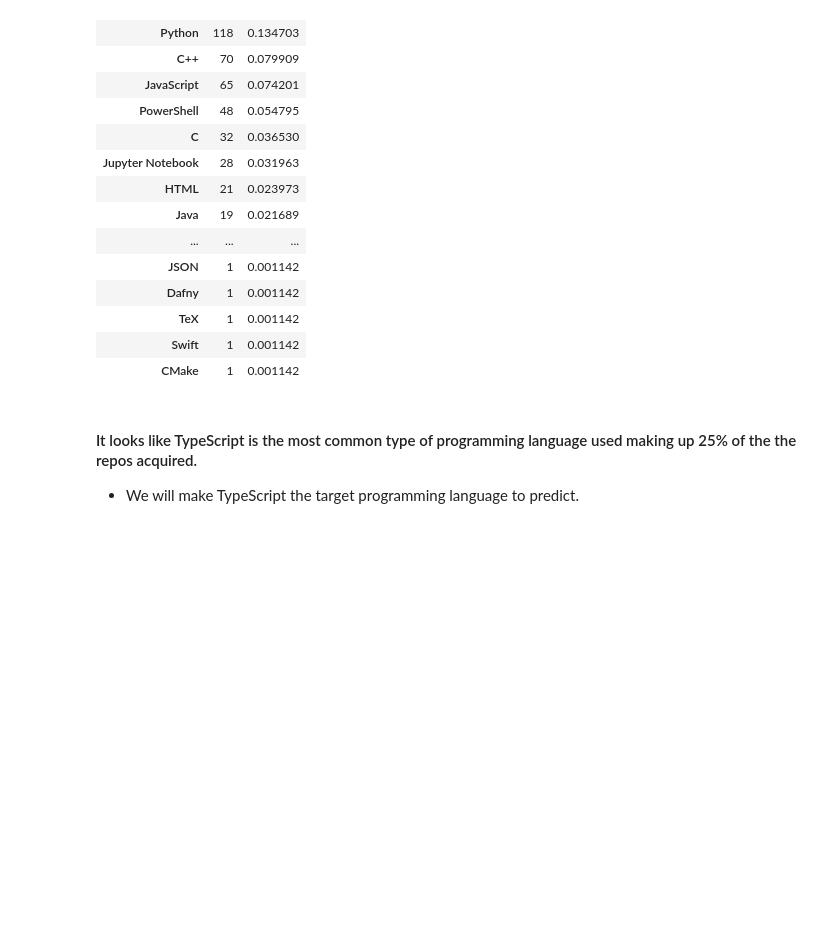
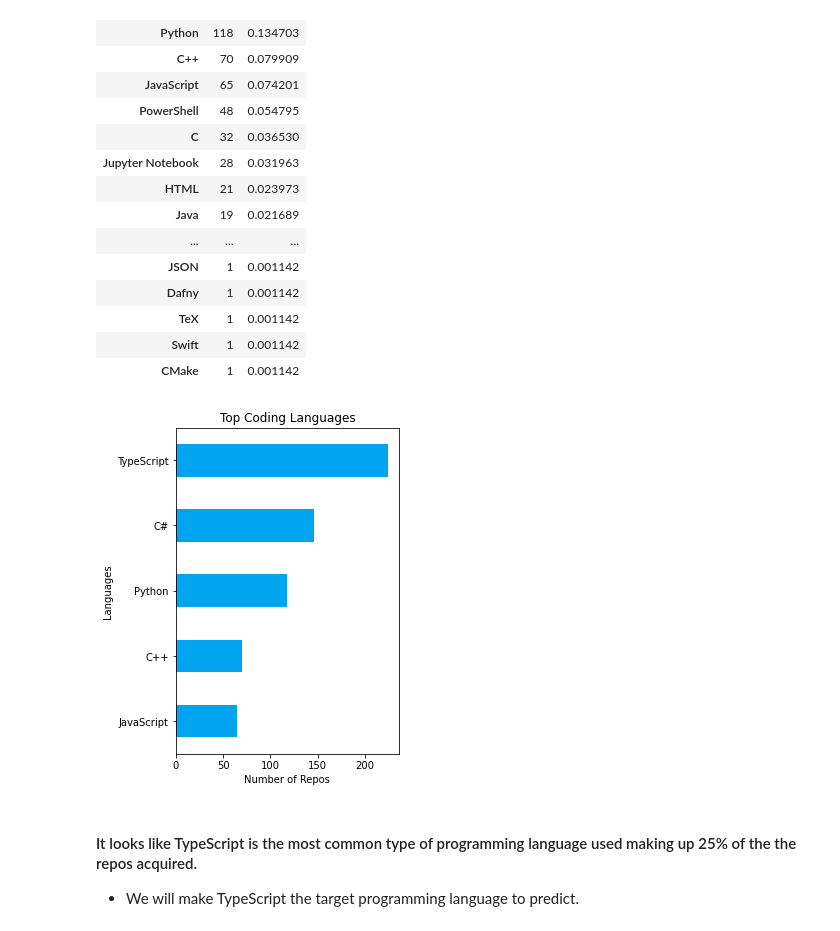
Before and after one commit to lets-talk-codeup/github-guesser, a Jupyter notebook: NLP_project_final_notebook.ipynb, the cells around one changed output. Drawn from its saved outputs; the diff is of its cells as text; code cells hidden in the pictures; blank space fills up the shorter version.

Commit message:
Added charts to final notebook

```diff
--- a/NLP_project_final_notebook.ipynb
+++ b/NLP_project_final_notebook.ipynb
@@ -177,6 +177,16 @@ languages
 | TeX | 1 | 0.001142 |
 | Swift | 1 | 0.001142 |
 | CMake | 1 | 0.001142 |
+# %%
+plt.figure(figsize=(4,6))
+
+languages.n.sort_values(ascending=True).tail().plot.barh(color='#00a4ef')
+plt.title('Top Coding Languages')
+plt.xlabel('Number of Repos')
+plt.ylabel('Languages')
+plt.show()
+# %% [output]
+[figure, added]
 # %% [markdown]
 #### It looks like TypeScript is the most common type of programming language used making up 25% of the the repos acquired.
  - We will make TypeScript the target programming language to predict.
```
Also changed, not shown: parts of 6 cells of this notebook.
